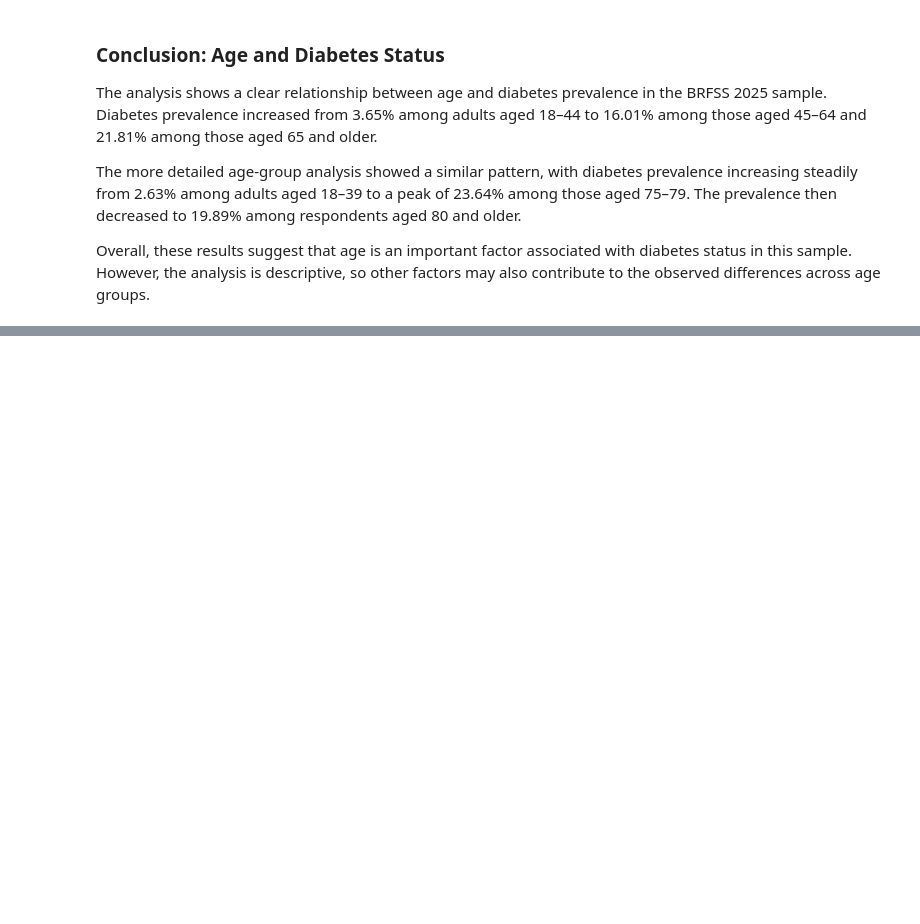
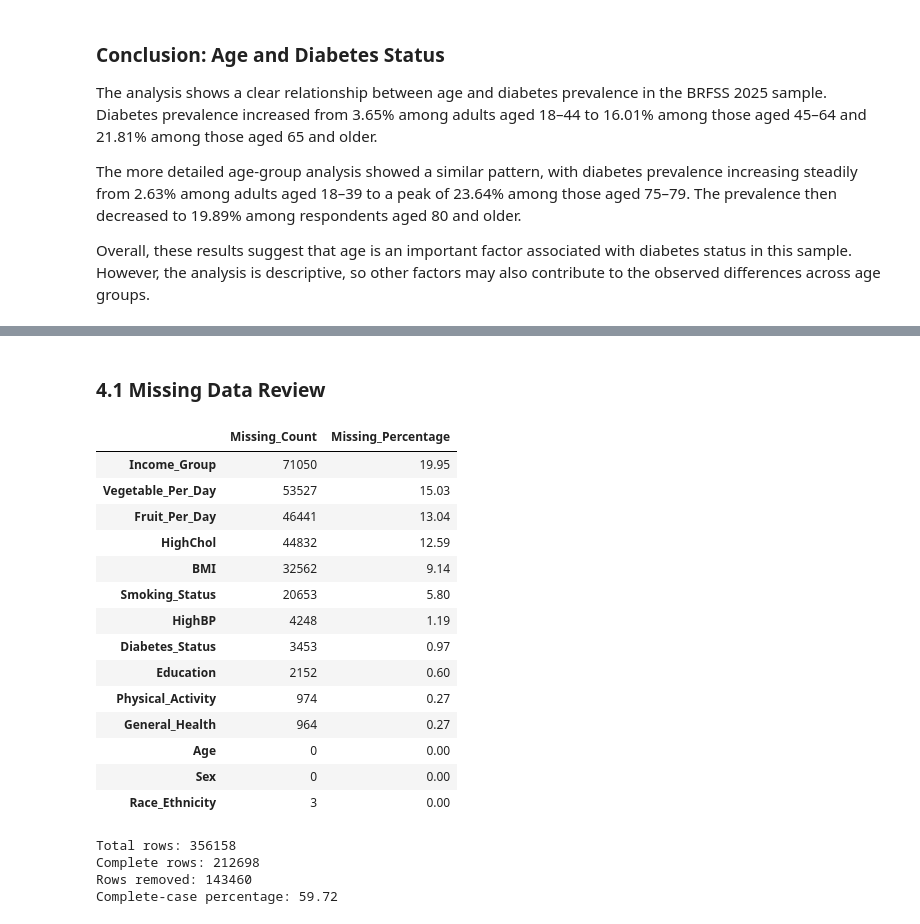
Before and after one commit to fujisoftboy2009/F26_4495_S2_LiqinS, a Jupyter notebook: Implementation/DiabetesAnalysis.ipynb, the cells around one changed output, grey strips where cells are left out. Cells and saved outputs as stored; diff of their text form; code cells hidden in the pictures; blank space fills up the shorter version.

```diff
--- a/Implementation/DiabetesAnalysis.ipynb
+++ b/Implementation/DiabetesAnalysis.ipynb
@@ -370,0 +1434,50 @@ Overall, these results suggest that age is an important factor associated with d
+# %% [markdown]
+### 4.1 Missing Data Review
+# %%
+# Check missing values for current modeling features
+missing_summary = pd.DataFrame({
+    'Missing_Count': feature_summary.isna().sum(),
+    'Missing_Percentage': (
+        feature_summary.isna().mean() * 100
+    ).round(2)
+})
+
+missing_summary = missing_summary.sort_values(
+    'Missing_Percentage',
+    ascending=False
+)
+
+display(missing_summary)
+# %% [output]
+|  | Missing_Count | Missing_Percentage |
+| Income_Group | 71050 | 19.95 |
+| Vegetable_Per_Day | 53527 | 15.03 |
+| Fruit_Per_Day | 46441 | 13.04 |
+| HighChol | 44832 | 12.59 |
+| BMI | 32562 | 9.14 |
+| Smoking_Status | 20653 | 5.80 |
+| HighBP | 4248 | 1.19 |
+| Diabetes_Status | 3453 | 0.97 |
+| Education | 2152 | 0.60 |
+| Physical_Activity | 974 | 0.27 |
+| General_Health | 964 | 0.27 |
+| Age | 0 | 0.00 |
+| Sex | 0 | 0.00 |
+| Race_Ethnicity | 3 | 0.00 |
+# %%
+# Check how many rows would remain if all current features had to be complete
+complete_case_count = feature_summary.dropna().shape[0]
+total_count = feature_summary.shape[0]
+
+print("Total rows:", total_count)
+print("Complete rows:", complete_case_count)
+print("Rows removed:", total_count - complete_case_count)
+print(
+    "Complete-case percentage:",
+    round(complete_case_count / total_count * 100, 2)
+)
+# %% [output]
+Total rows: 356158
+Complete rows: 212698
+Rows removed: 143460
+Complete-case percentage: 59.72
```
Also changed, not shown: parts of 72 cells of this notebook.
